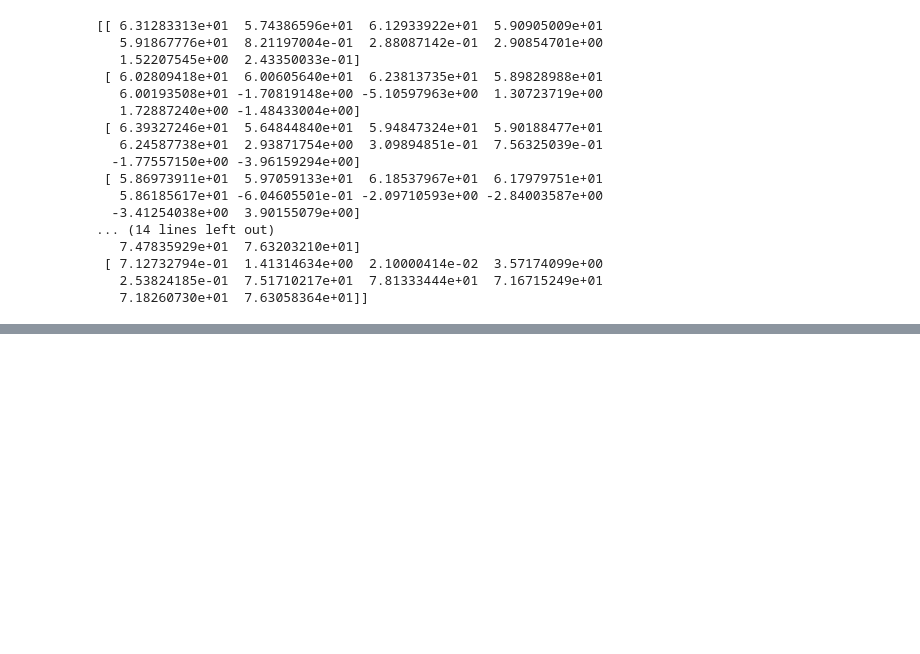
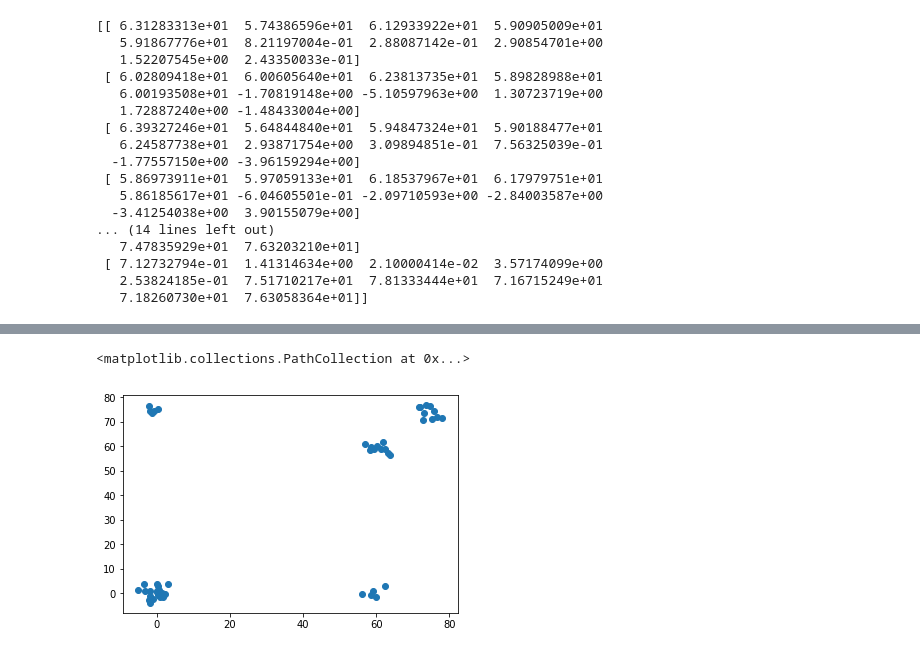
Before and after one commit to geniuschinchillas/ChinchillasSnack, a Jupyter notebook: GenerateData/make_biclusters.ipynb, the cells around one changed output, grey strips where cells are left out. Cells and saved outputs as stored; diff of their text form; code cells hidden in the pictures; blank space fills up the shorter version.

```diff
--- a/GenerateData/make_biclusters.ipynb
+++ b/GenerateData/make_biclusters.ipynb
@@ -49,0 +130,5 @@ print(data)
+# %%
+plt.scatter(data.reshape(-1,2)[:,0], data.reshape(-1,2)[:,1])
+# %% [output]
+<matplotlib.collections.PathCollection at 0x...>
+[figure, added]
```
Also changed, not shown: parts of 9 cells of this notebook.
